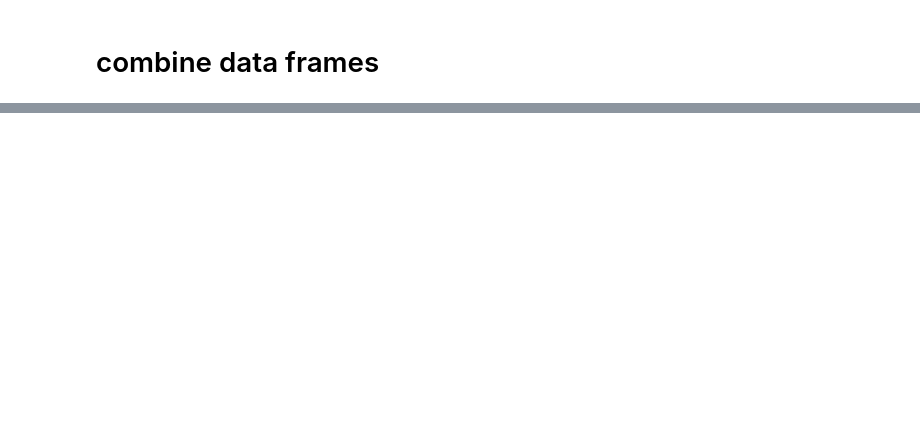
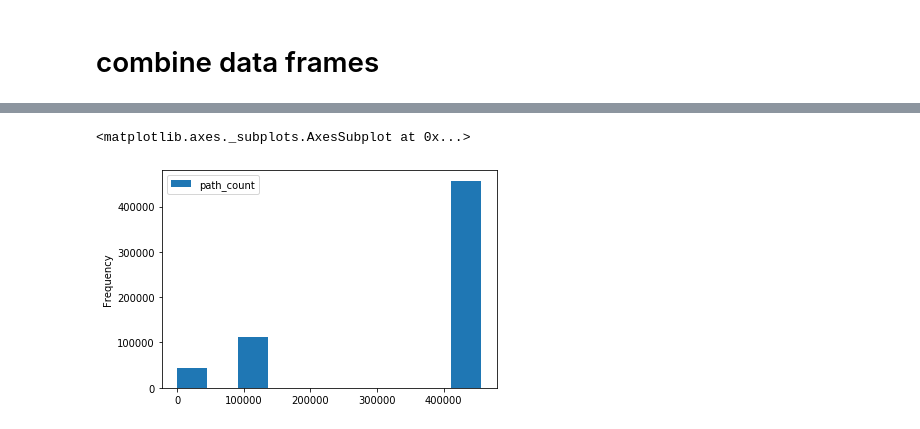
Before and after one commit to asoa/Windows-Process-Classifier, a Jupyter notebook: data_exploration.ipynb, the cells around one changed output, grey strips where cells are left out. Cells and saved outputs as stored; diff of their text form; code cells hidden in the pictures; blank space fills up the shorter version.

```diff
--- a/data_exploration.ipynb
+++ b/data_exploration.ipynb
@@ -208,0 +263,5 @@ df_path = df_arg.join(df_path_count, on='process_path').selectExpr(
+# %%
+df3.select('path_count').toPandas().plot.hist()
+# %% [output]
+<matplotlib.axes._subplots.AxesSubplot at 0x...>
+[figure, added]
```
Also changed, not shown: parts of 23 cells of this notebook.
